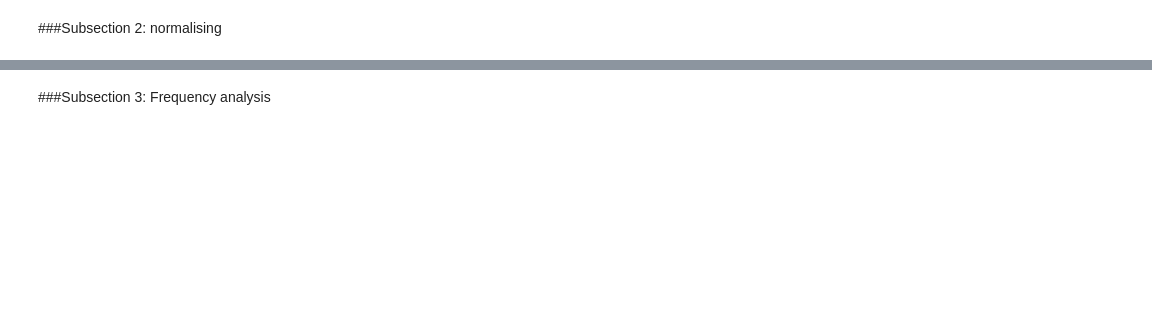
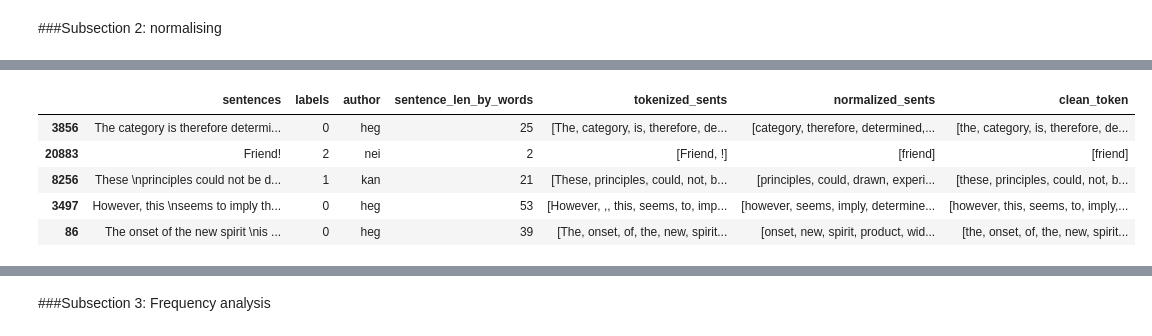
Before and after one commit to AAhmadS/Philosophical-Text-Classification, a Jupyter notebook: NLP_HW1.ipynb, the cells around one changed output, grey strips where cells are left out. Cells and saved outputs as stored; diff of their text form; code cells hidden in the pictures; blank space fills up the shorter version.

```diff
--- a/NLP_HW1.ipynb
+++ b/NLP_HW1.ipynb
@@ -242,21 +291,43 @@ stop_words[0:10]
 # %%
-def normalize_sentence(tokenized_sents, minimum_length=2, stopword_removal=True, lower_case=False, punctuation_removal=True):
+def clean_text(text):
+    #removing roman numbers
+    pattern = r"\b(?=[MDCLXVIΙ])M{0,4}(CM|CD|D?C{0,3})(XC|XL|L?X{0,3})([IΙ]X|[IΙ]V|V?[IΙ]{0,3})\b\.?"
+    re.sub(pattern, '&', text)
+    #removing numbers
+    text_nonum = re.sub(r'\d+', '', text)
+    #getting rid of punctuations
+    text_nopunct = "".join([char.lower() for char in text_nonum if char not in string.punctuation])
+    #getting rid of white spaces
+    text_no_doublespace = re.sub('\s+', ' ', text_nopunct).strip()
+
+    return text_no_doublespace
+
+def normalize_sentence(tokenized_sents, minimum_length=2, stopword_removal=True, lower_case=False, number_removal = True):
 
     normalized_sents = tokenized_sents
 
     if stopword_removal:
-        # Remove stopwords in English and also the given domain stopwords
-        normalized_sents=[[word for word in sentence if (word.lower() not in stopwords)] for sentence in tokenized_sents ]
-
-    if punctuation_removal:
-        # Remove punctuations
-        normalized_sents=[[word for word in sentence if word not in string.punctuation] for sentence in normalized_sents ]
+        stopwords = [x.lower() for x in nltk.corpus.stopwords.words('english')]
+        normalized_sents=[[word for word in sentence if (word.lower() not in stopwords)] for sentence in normalized_sents ]
 
     if lower_case:
-        # Convert everything to lowercase and filter based on a min length
         normalized_sents=[[word.lower() for word in sentence if len(word)>minimum_length] for sentence in normalized_sents ]
 
     elif minimum_length>1:
         normalized_sents= [[word for word in sentence if len(word)>minimum_length] for sentence in normalized_sents ]
 
     return normalized_sents
+# %%
+clean_token = [word_tokenize(clean_text(txt)) for txt in data["sentences"]]
+data["clean_token"] = clean_token
+normalized_sents = normalize_sentence(clean_token)
+data["normalized_sents"] = normalized_sents
+# %%
+data.sample(5)
+# %% [output]
+|  | sentences | labels | author | sentence_len_by_words | tokenized_sents | normalized_sents | clean_token |
+| 3856 | The category is therefore determi... | 0 | heg | 25 | [The, category, is, therefore, de... | [category, therefore, determined,... | [the, category, is, therefore, de... |
+| 20883 | Friend! | 2 | nei | 2 | [Friend, !] | [friend] | [friend] |
+| 8256 | These \nprinciples could not be d... | 1 | kan | 21 | [These, principles, could, not, b... | [principles, could, drawn, experi... | [these, principles, could, not, b... |
+| 3497 | However, this \nseems to imply th... | 0 | heg | 53 | [However, ,, this, seems, to, imp... | [however, seems, imply, determine... | [however, this, seems, to, imply,... |
+| 86 | The onset of the new spirit \nis ... | 0 | heg | 39 | [The, onset, of, the, new, spirit... | [onset, new, spirit, product, wid... | [the, onset, of, the, new, spirit... |
```
Also changed, not shown: parts of 14 cells of this notebook.
